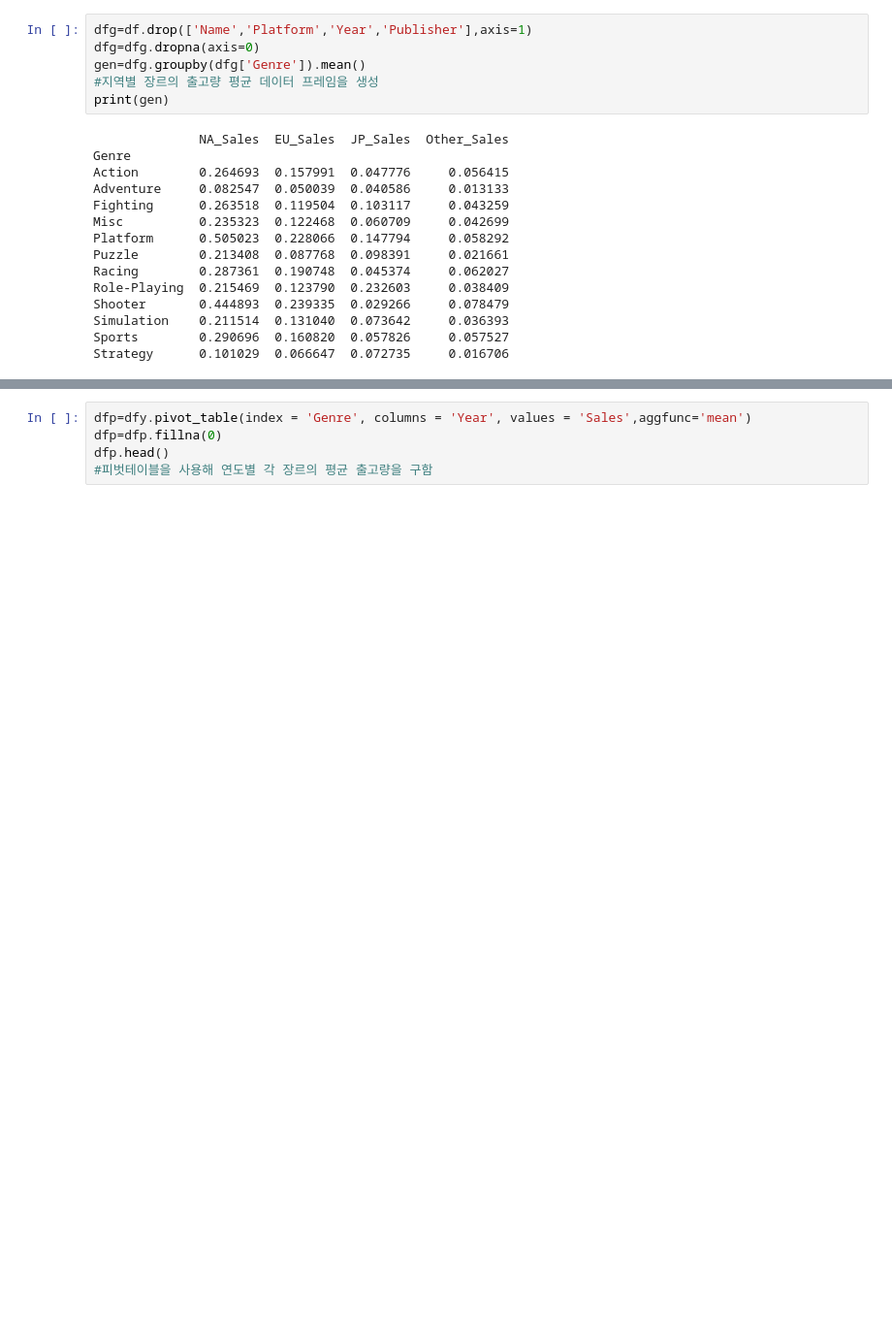
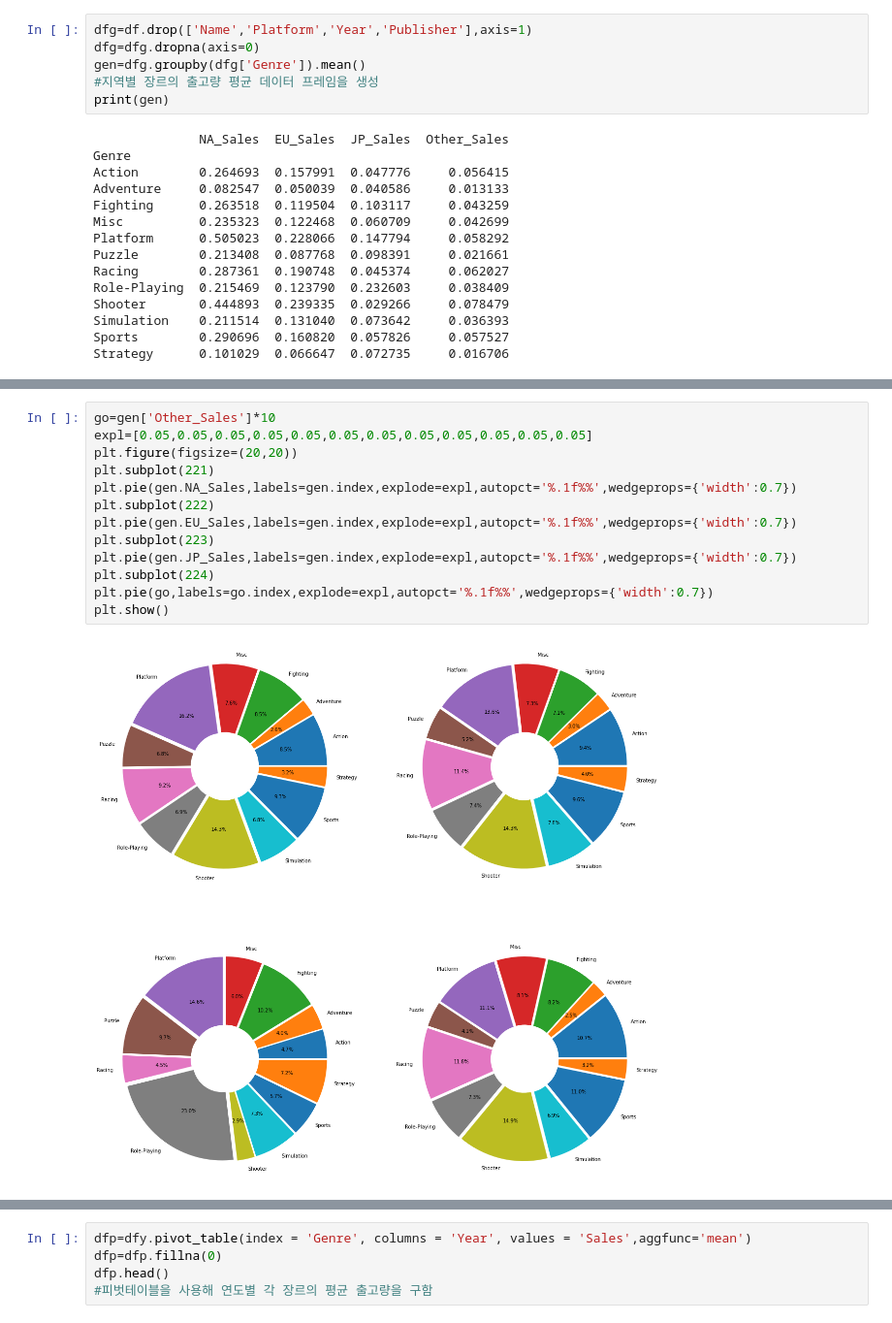
Before and after one commit to bon-u/S1Project, a Jupyter notebook: AI07_S1P_구본우.ipynb, the cells around one changed output, grey strips where cells are left out. Shown at 97% size. Drawn from its saved outputs; the diff is of its cells as text; blank space fills up the shorter version.

```diff
--- a/AI07_S1P_구본우.ipynb
+++ b/AI07_S1P_구본우.ipynb
@@ -74,0 +73,15 @@ JP
+# %%
+go=gen['Other_Sales']*10
+expl=[0.05,0.05,0.05,0.05,0.05,0.05,0.05,0.05,0.05,0.05,0.05,0.05]
+plt.figure(figsize=(20,20))
+plt.subplot(221)
+plt.pie(gen.NA_Sales,labels=gen.index,explode=expl,autopct='%.1f%%',wedgeprops={'width':0.7})
+plt.subplot(222)
+plt.pie(gen.EU_Sales,labels=gen.index,explode=expl,autopct='%.1f%%',wedgeprops={'width':0.7})
+plt.subplot(223)
+plt.pie(gen.JP_Sales,labels=gen.index,explode=expl,autopct='%.1f%%',wedgeprops={'width':0.7})
+plt.subplot(224)
+plt.pie(go,labels=go.index,explode=expl,autopct='%.1f%%',wedgeprops={'width':0.7})
+plt.show()
+# %% [output]
+[figure, added]
```
Also changed, not shown: parts of 17 cells of this notebook.
